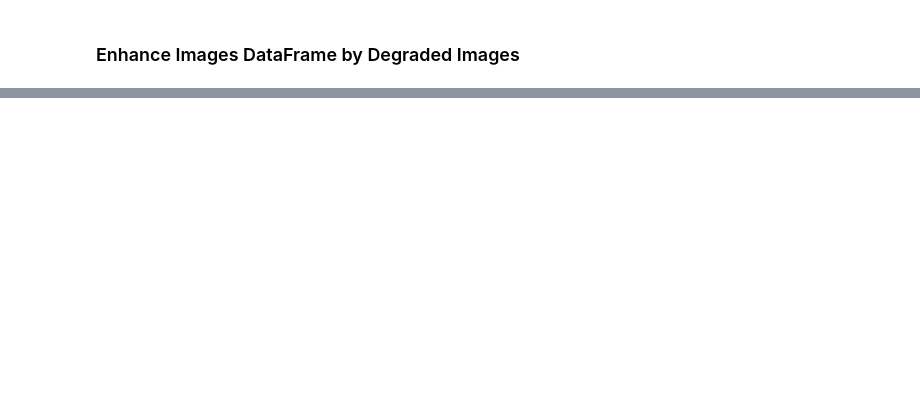
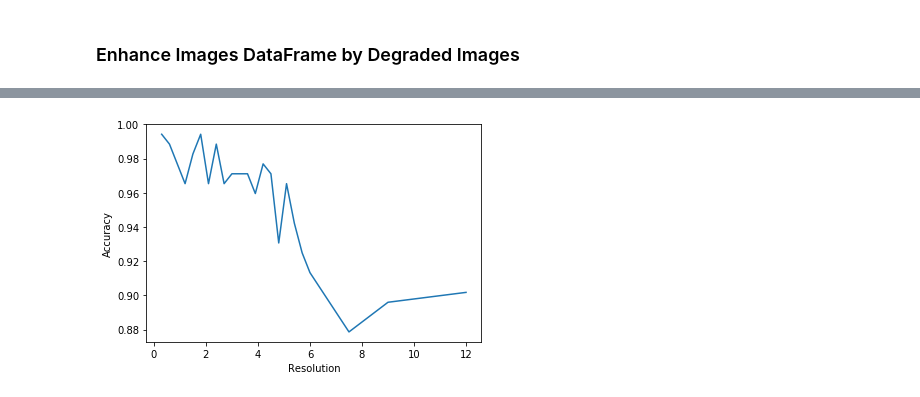
Before and after one commit to peterweber85/MasterThesis, a Jupyter notebook: Notebooks/ResNetActivations.ipynb, the cells around one changed output, grey strips where cells are left out. Drawn from its saved outputs; the diff is of its cells as text; code cells hidden in the pictures; blank space fills up the shorter version.

```diff
--- a/Notebooks/ResNetActivations.ipynb
+++ b/Notebooks/ResNetActivations.ipynb
@@ -197,0 +158,19 @@ Feed Activations of ResNet into any other classifier
+# %%
+scores = {}
+resolutions = [0.3, 0.6, 0.9, 1.2, 1.5, 1.8, 2.1, 2.4, 2.7, 3, 3.3, 3.6, 3.9, 4.2, 4.5, 4.8, 5.1, 5.4, 5.7, 6,
+               7.5, 9, 12]
+
+for resolution in resolutions:
+    X = np.load(os.path.join(data_path, 'X_res' + str(resolution) + '.npy'), allow_pickle = True)
+    y = np.load(os.path.join(data_path, 'y.npy'), allow_pickle = True)
+
+    not_label_1 = y != 1
+    X_train, X_val, y_train, y_val = train_test_split(X[not_label_1], y[not_label_1], test_size=0.2, random_state=42)
+    y_train = ml.convert_encoding(y_train, ml.zero_encoding)
+    y_val = ml.convert_encoding(y_val, ml.zero_encoding)
+
+    dim = X.shape
+    X_train = np.reshape(X_train, (X_train.shape[0], dim[1] * dim[2] * dim[3]))
+    X_val = np.reshape(X_val, (X_val.shape[0], dim[1] * dim[2] * dim[3]))
+
+    _, scores[resolution]  = dl.load_keras_model(os.path.join(data_path, "model_res" + str(resolution)), X_val, y_val)
@@ -197,0 +215,7 @@ Feed Activations of ResNet into any other classifier
+# %%
+plt.plot(scores.keys(), scores.values())
+plt.xlabel("Resolution")
+plt.ylabel("Accuracy")
+plt.show()
+# %% [output]
+[figure, added]
```
Also changed, not shown: parts of 18 cells of this notebook, 3 other files.
